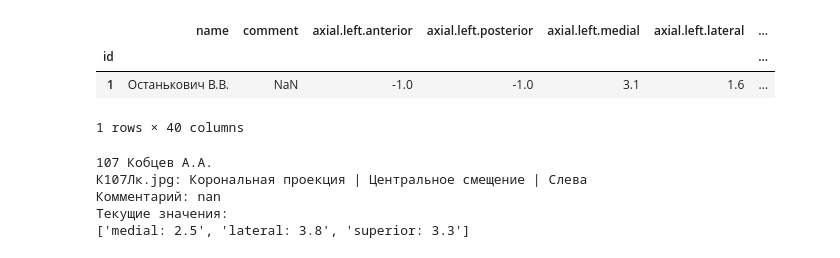
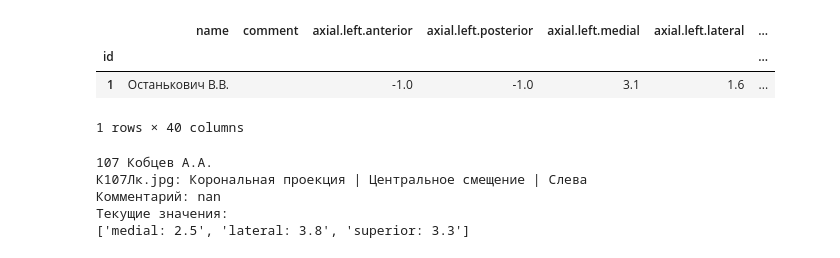
Before and after one commit to 19man72/Pathologies_ArtDental_g, a Jupyter notebook: Utkin Dmitry/fill_in_df.ipynb, the cells around one changed output. Drawn from its saved outputs; the diff is of its cells as text; code cells hidden in the pictures.

```diff
--- a/Utkin Dmitry/fill_in_df.ipynb
+++ b/Utkin Dmitry/fill_in_df.ipynb
@@ -25,10 +25,10 @@ CURRENT_SUB = AXIAL_SUB
 img_data = list(os.walk(DATA_DIR))
 # %%
 df = pd.read_csv(DF_PATH, index_col="id")
-# df["comment"] = ""
+df["comment"].fillna("", inplace=True)
 df.head(1)
 # %% [output]
 |  | name | comment | axial.left.anterior | axial.left.posterior | axial.left.medial | axial.left.lateral | ... |
 | id |  |  |  |  |  |  | ... |
-| 1 | Останькович В.В. | NaN | -1.0 | -1.0 | 3.1 | 1.6 | ... |
+| 1 | Останькович В.В. |  | -1.0 | -1.0 | 3.1 | 1.6 | ... |
 1 rows × 40 columns
```
Also changed, not shown: parts of 2 cells of this notebook.
